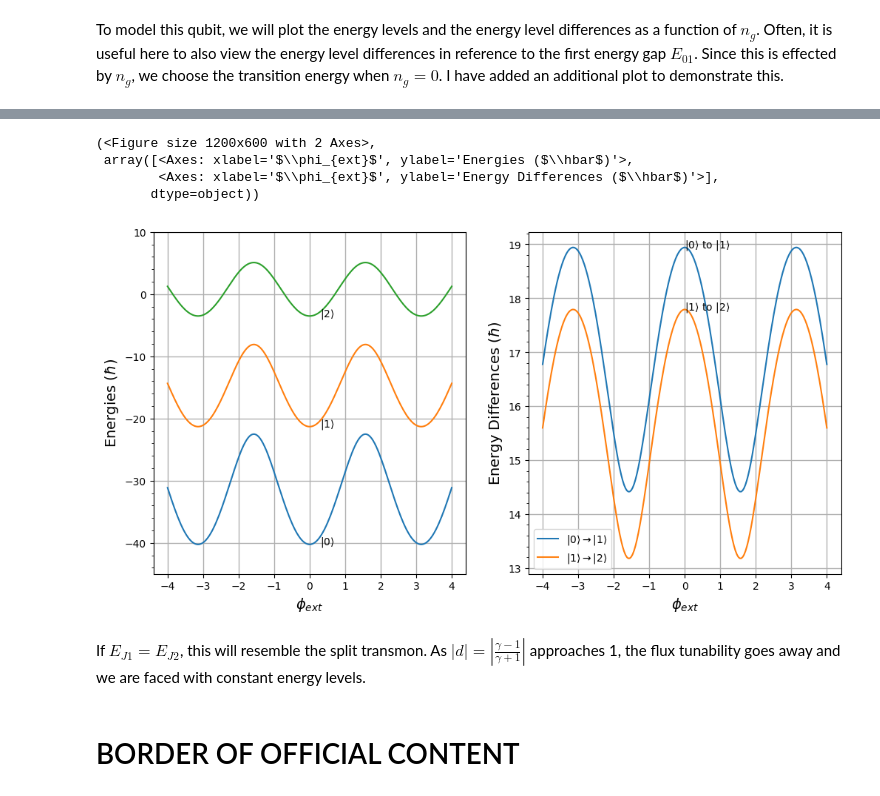
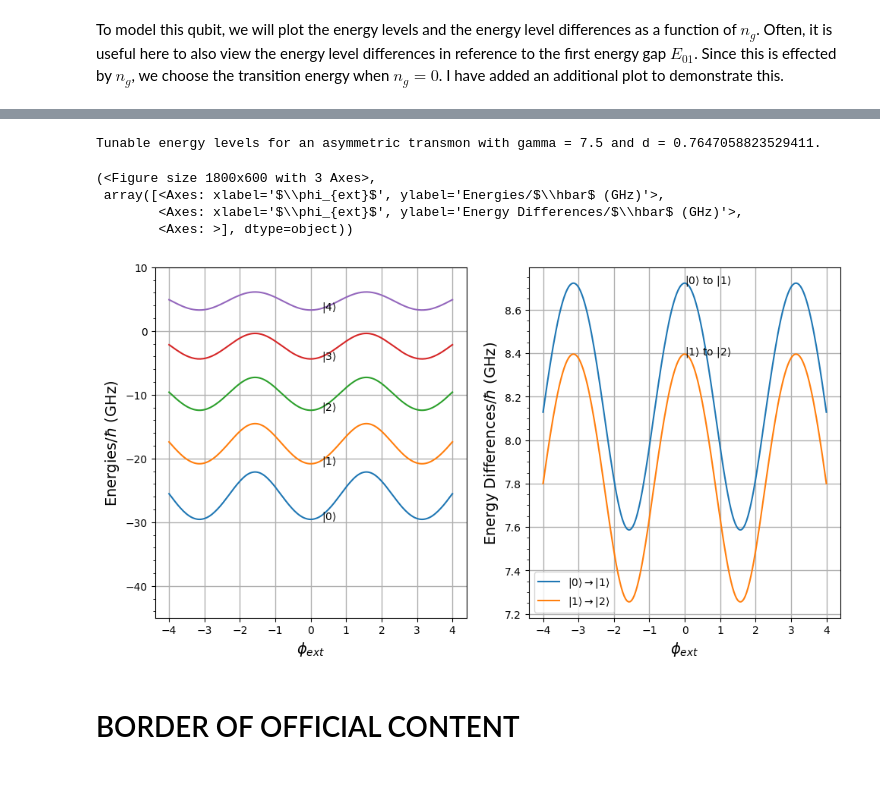
Before and after one commit to Khosmos3/Superconducting-Qubits, a Jupyter notebook: superconducting.ipynb, the cells around one changed output, grey strips where cells are left out. Drawn from its saved outputs; the diff is of its cells as text; code cells hidden in the pictures.

```diff
--- a/superconducting.ipynb
+++ b/superconducting.ipynb
@@ -265,11 +265,11 @@ def simple_transmon(Ec, Ej):
 
     return q.Qobj(H)
 # %%
-Ej = 30
-Ec = 1
+Ej = 0.2 # 200 MHz
+Ec = 7 # 7 GHz
 
 energies = np.array(simple_transmon(Ec, Ej).eigenenergies())
 
-plot_energy_stuff(energies, y_range=(-25, 25))
+plot_energy_stuff(energies, unit="GHz", y_range=(-10, 10))
 # %% [output]
 (<Figure size 1200x600 with 2 Axes>,
@@ -309,7 +309,7 @@ def transmon_ng(Ec, Ej, ng, N):
 # %% [markdown]
 To model this qubit, we will plot the energy levels and the energy level differences as a function of $n_g$. Often, it is useful here to also view the energy level differences in reference to the first energy gap $E_{01}$. Since this is effected by $n_g$, we choose the transition energy when $n_g=0$. I have added an additional plot to demonstrate this.
 # %%
-def plot_energy_as_function(x, energies, y_range=False, Ej=None, x_axis="", E01=None, levels = 2):
+def plot_energy_as_function(x, energies, unit="Hz", y_range=False, Ej=None, x_axis="", E01=None, levels = 2):
 
     fig, ax = plt.subplots(1,3, figsize=(18,6))
 
@@ -318,7 +318,7 @@ def plot_energy_as_function(x, energies, y_range=False, Ej=None, x_axis="", E01=
         energies = energies
     for i in range(len(energies[0])): # for each energy level, plot its curve
         ax[0].plot(x, energies[:, i], zorder=3)
-    ax[0].set_ylabel(r'Energies ($\hbar$)', fontsize=14)
+    ax[0].set_ylabel(rf'Energies/$\hbar$ ({unit})', fontsize=14)
     ax[0].set_xlabel(rf"{x_axis} (levels) | $\phi$ (potential)" if Ej else x_axis, fontsize=14)
     ax[0].grid(linestyle='-', linewidth=1)
     ax[0].set_ylim(y_range if y_range else (energies[len(energies[:,0])//2][0]-0.5, energies[len(energies[:,3])//2][3]+0.5))
@@ -344,7 +344,7 @@ def plot_energy_as_function(x, energies, y_range=False, Ej=None, x_axis="", E01=
     diffs = np.array([(np.delete(energies[i], 0) - np.delete(energies[i], len(energies[i])-1)) for i in range(len(energies[:,0]))])
     for i in range(levels):
         ax[k].plot(x, diffs[:,i], zorder=3, label=fr"$|{i}\rangle\rightarrow|{i+1}\rangle$")
-    ax[k].set_ylabel(r'Energy Differences ($\hbar$)', fontsize=14)
+    ax[k].set_ylabel(rf'Energy Differences/$\hbar$ ({unit})', fontsize=14)
     ax[k].set_xlabel(x_axis, fontsize=14)
     ax[k].grid(linestyle='-', linewidth=1)
     for i in range(levels):
@@ -400,0 +399,17 @@ where $\varphi_{ext}=\frac{\pi\Phi_{\text{ext}}}{\Phi_0}$
+# %%
+with schemdraw.Drawing() as d:
+    d.config(unit=2)
+    elm.Line().right()
+    elm.Capacitor().down().label(r"$C_s$")
+    elm.Line().left().length(1)
+    elm.Ground()
+    elm.Line().left().length(1)
+    elm.Line().up().length(0.5)
+    elm.Line().right().length(0.6)
+    elm.Josephson().up().length(1).label(r"$\varphi_{ext}$", ofst=(0, 0.02))
+    elm.Line().left().length(0.6)
+    elm.Line().up().length(0.5)
+    elm.Line().down().length(0.5)
+    elm.Line().left().length(0.6)
+    elm.Josephson().down().length(1)
+    elm.Line().right().length(0.6)
@@ -426,23 +455,22 @@ def assymetric_transmon(Ec, Ej1, Ej2, phi, N):
 
     return q.Qobj(H)
 # %%
-Ec = 1
-Ej1 = 5
-Ej2 = 20
+Ec = 0.3 # 300 MHz
+Ej1 = 2 # 5 GHz
+Ej2 = 15 # 15 GHz
 all_phi = np.linspace(-4, 4, 200)
 N = 10
 
-# Gamma = 4
 energies = np.array([assymetric_transmon(Ec, Ej1, Ej2, phi, N).eigenenergies() for phi in all_phi])
-plot_energy_as_function(all_phi, energies, x_axis=r"$\phi_{ext}$", y_range=(-45, 10))
+print(f"Tunable energy levels for an asymmetric transmon with gamma = {Ej2/Ej1} and d = {(Ej2/Ej1 - 1)/(Ej2/Ej1 + 1)}.")
+plot_energy_as_function(all_phi, energies, unit="GHz", x_axis=r"$\phi_{ext}$", y_range=(-45, 10))
 # %% [output]
-(<Figure size 1200x600 with 2 Axes>,
- array([<Axes: xlabel='$\\phi_{ext}$', ylabel='Energies ($\\hbar$)'>,
-        <Axes: xlabel='$\\phi_{ext}$', ylabel='Energy Differences ($\\hbar$)'>],
-       dtype=object))
+Tunable energy levels for an asymmetric transmon with gamma = 7.5 and d = 0.7647058823529411.
+(<Figure size 1800x600 with 3 Axes>,
+ array([<Axes: xlabel='$\\phi_{ext}$', ylabel='Energies/$\\hbar$ (GHz)'>,
+        <Axes: xlabel='$\\phi_{ext}$', ylabel='Energy Differences/$\\hbar$ (GHz)'>,
+        <Axes: >], dtype=object))
-[figure, old version]
+[figure, new version]
-# %% [markdown]
-If $E_{J1} = E_{J2}$, this will resemble the split transmon. As $|d|=|\frac{\gamma-1}{\gamma+1}|$ approaches 1, the flux tunability goes away and we are faced with constant energy levels.
 # %% [markdown]
 # BORDER OF OFFICIAL CONTENT
 # %% [markdown]
```
Also changed, not shown: parts of 14 cells of this notebook.
